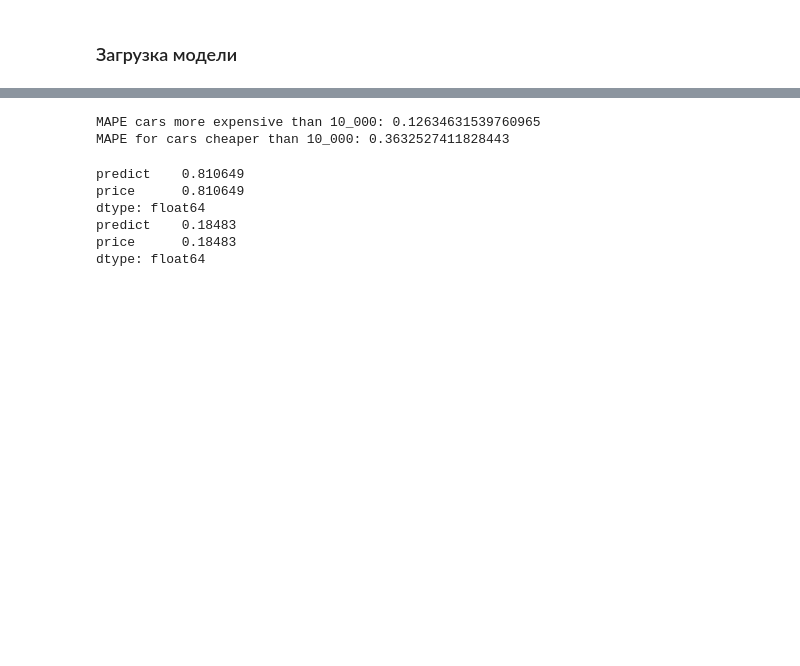
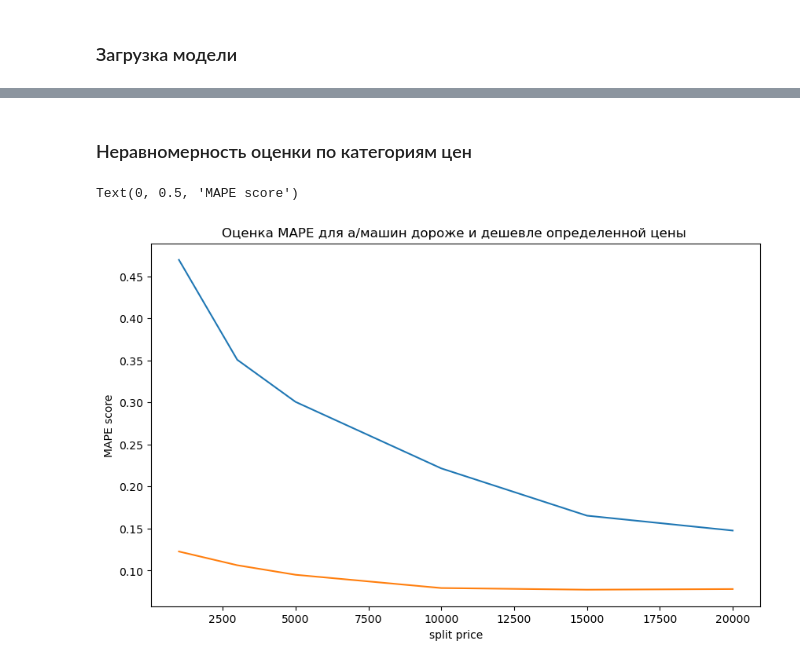
Before and after one commit to ltsipunov/w1_car_price, a Jupyter notebook: data_analysis.ipynb, the cells around one changed output, grey strips where cells are left out. Saved outputs shown, nothing was run; the diff lists cells and outputs as text; code cells hidden in the pictures; blank space fills up the shorter version.

```diff
--- a/data_analysis.ipynb
+++ b/data_analysis.ipynb
@@ -38,9 +38,15 @@ class Loader(Task):
 ### Загрузка модели
 # %%
 params = {
-            'rounding': { 'odometer':3000,'condition':1,'prefix_size':10},
-            'model': {  'criterion':'poisson','n_estimators':200, 'max_depth':50, 'min_samples_leaf':2 },
-            'sellers':{'stages':5}
+        'rounding': {'odometer': 1000, 'condition': 1, 'prefix_size': 10},
+        'model': {'criterion': 'poisson', 'n_estimators': 64, 'max_depth': 32, 'min_samples_leaf': 2, 'max_features': 16},
+        'slice': {
+            'cat_cols': ['make', 'model', 'trim', 'body', 'transmission', 'state', 'seller', 'year', 'odometer', 'condition']
+                },
+        'model_class': RandomForestRegressor,
+        'encoder_class': TargetEncoder,
+        'encoder': {'min_samples_leaf': 2, 'smoothing': 5},
+        'sellers': {'stages': 6}
         }
 
 v = Loader( data() ,params=params)
@@ -62,18 +63,21 @@ d = pd.read_csv('datasets/test.csv')
+# %% [markdown]
+### Неравномерность оценки по категориям цен
 # %%
 diff = pd.DataFrame({'predict':v.ds.pr,'price':v.ds.te.sellingprice} )
-# %%
-print(f"MAPE cars more expensive than 10_000: { mape(diff[diff.price>5000].predict,diff[diff.price>5000 ].price)} ")
-print(f"MAPE for cars cheaper than 10_000: { mape(diff[diff.price<5000].predict,diff[diff.price<5000 ].price)} ")
-# %% [output]
-MAPE cars more expensive than 10_000: 0.12634631539760965
-MAPE for cars cheaper than 10_000: 0.3632527411828443
 # %%
-print( diff[diff.price>5000].price.count()/diff.count() )
-print( diff[diff.price<5000].price.count()/diff.count() )
+split_price_idx = [1000,3000,5000,10_000,15_000,20_000]
+split_price_MAPE = pd.DataFrame(index=split_price_idx, columns=['above','below'] )
+
+for split_price in split_price_idx:
+    split_price_MAPE.loc[split_price,'above']=mape(diff[diff.price>split_price].predict,diff[diff.price>split_price].price)
+    split_price_MAPE.loc[split_price,'below']=mape(diff[diff.price<split_price].predict,diff[diff.price<split_price].price)
-# %% [output]
-predict    0.810649
-price      0.810649
-dtype: float64
-predict    0.18483
-price      0.18483
-dtype: float64
+# %%
+plt.figure(figsize=(10, 6))
+plt.title('Оценка MAPE для а/машин дороже и дешевле определенной цены ')
+plt.plot( split_price_MAPE.index,split_price_MAPE.below);
+plt.plot( split_price_MAPE.index,split_price_MAPE.above);
+plt.xlabel('split price')
+plt.ylabel('MAPE score')
+# %% [output]
+Text(0, 0.5, 'MAPE score')
+[figure, added]
```
Also changed, not shown: parts of 3 cells of this notebook, 5 other files.
